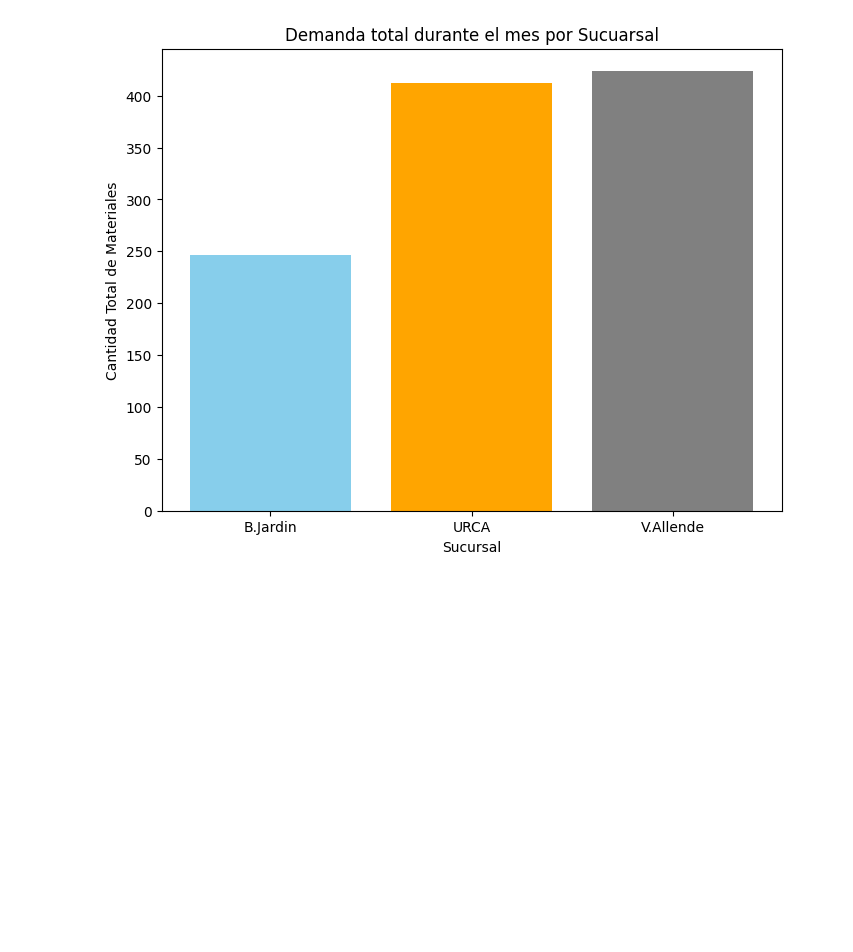
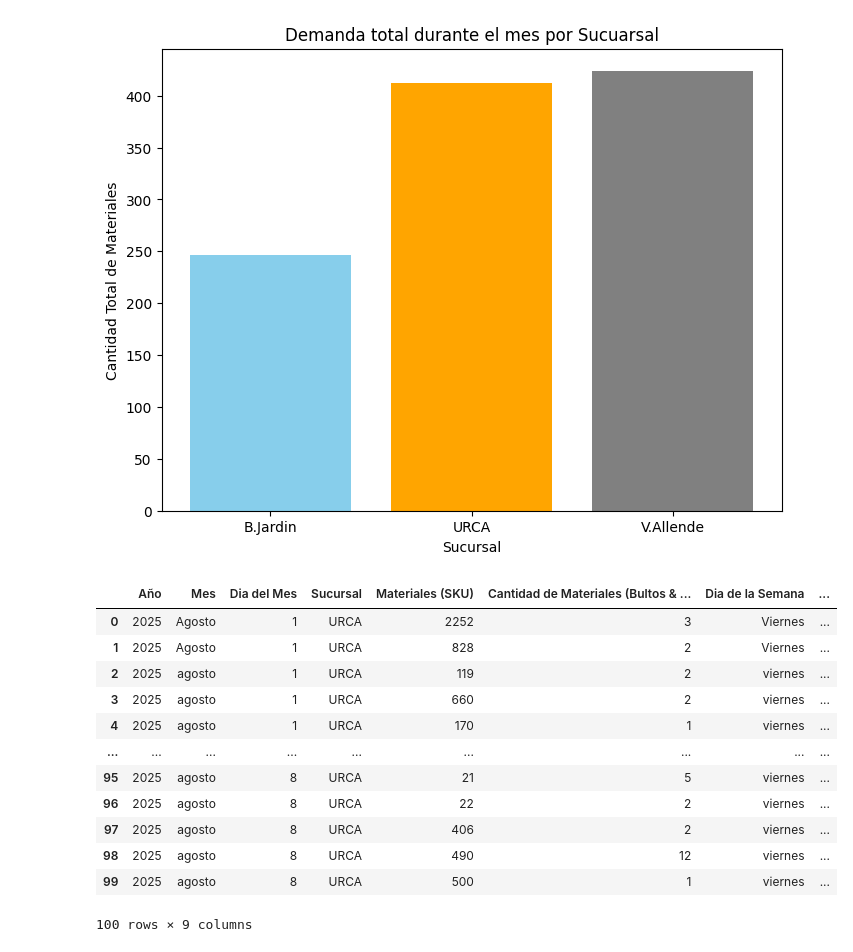
Before and after one commit to BenedettiEsteban/BenedettiEsteban.github.io, a Jupyter notebook: RelevamientoLogisticoSucursalesAgosto2025.ipynb, the cells around one changed output. Drawn from its saved outputs; the diff is of its cells as text; code cells hidden in the pictures; blank space fills up the shorter version.

```diff
--- a/RelevamientoLogisticoSucursalesAgosto2025.ipynb
+++ b/RelevamientoLogisticoSucursalesAgosto2025.ipynb
@@ -111,0 +112,26 @@ plt.show()
+# %%
+# Unimos la Demanda con el Catalogo de Articulos
+
+bt_merge = at.merge(
+    bt,
+    left_on="Materiales (SKU)",   # nombre de la columna en la tabla de demanda
+    right_on="SKU",               # nombre de la columna en la tabla de artículos
+    how="left"                    # "left" para mantener todos los registros de demanda
+)
+
+# Ver primeras filas
+bt_merge.head(100)
+# %% [output]
+|  | Año | Mes | Dia del Mes | Sucursal | Materiales (SKU) | Cantidad de Materiales (Bultos & ... | Dia de la Semana | ... |
+| 0 | 2025 | Agosto | 1 | URCA | 2252 | 3 | Viernes | ... |
+| 1 | 2025 | Agosto | 1 | URCA | 828 | 2 | Viernes | ... |
+| 2 | 2025 | agosto | 1 | URCA | 119 | 2 | viernes | ... |
+| 3 | 2025 | agosto | 1 | URCA | 660 | 2 | viernes | ... |
+| 4 | 2025 | agosto | 1 | URCA | 170 | 1 | viernes | ... |
+| ... | ... | ... | ... | ... | ... | ... | ... | ... |
+| 95 | 2025 | agosto | 8 | URCA | 21 | 5 | viernes | ... |
+| 96 | 2025 | agosto | 8 | URCA | 22 | 2 | viernes | ... |
+| 97 | 2025 | agosto | 8 | URCA | 406 | 2 | viernes | ... |
+| 98 | 2025 | agosto | 8 | URCA | 490 | 12 | viernes | ... |
+| 99 | 2025 | agosto | 8 | URCA | 500 | 1 | viernes | ... |
+100 rows × 9 columns
```
Also changed, not shown: parts of 5 cells of this notebook.
